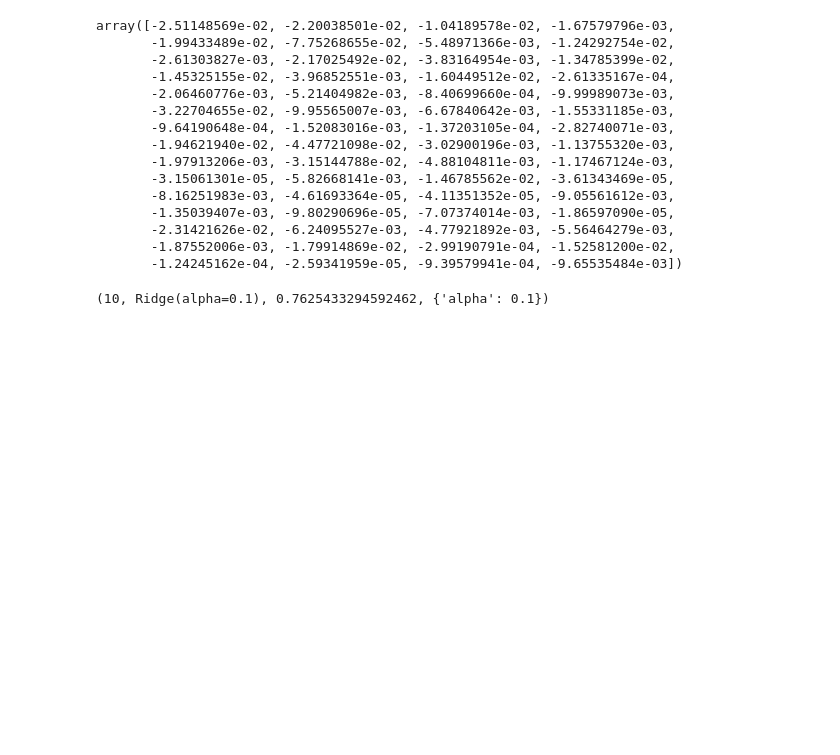
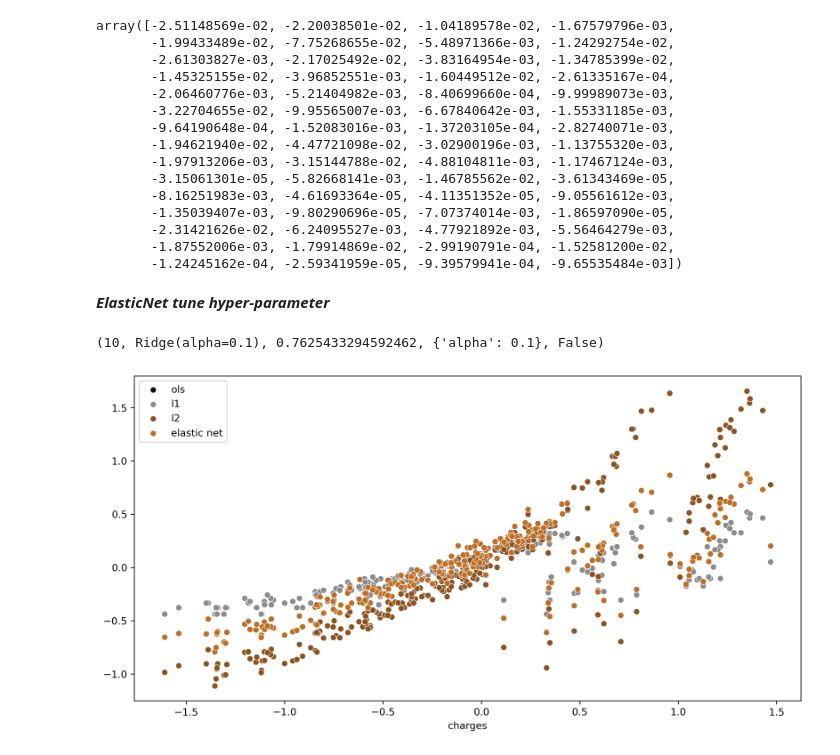
Before and after one commit to ashen007/MedicalCostPrediction-insurance_fraudDetection, a Jupyter notebook: models/health cost prediction/linear models.ipynb, the cells around one changed output. Saved outputs shown, nothing was run; the diff lists cells and outputs as text; code cells hidden in the pictures; blank space fills up the shorter version.

Commit message:
compare models

```diff
--- a/models/health cost prediction/linear models.ipynb
+++ b/models/health cost prediction/linear models.ipynb
@@ -378,6 +378,8 @@ array([-2.51148569e-02, -2.20038501e-02, -1.04189578e-02, -1.67579796e-03,
        -2.31421626e-02, -6.24095527e-03, -4.77921892e-03, -5.56464279e-03,
        -1.87552006e-03, -1.79914869e-02, -2.99190791e-04, -1.52581200e-02,
        -1.24245162e-04, -2.59341959e-05, -9.39579941e-04, -9.65535484e-03])
+# %% [markdown]
+*****ElasticNet tune hyper-parameter*****
 # %%
 grid_en = dict()
 grid_en['alpha'] = [1e-5, 1e-4, 1e-3, 1e-2, 1e-1, 0.0, 1.0, 10.0, 100.0]
@@ -389,6 +391,25 @@ en_tuning_model = ElasticNet()
 grid_search_en = GridSearchCV(en_tuning_model, grid_en, scoring='r2', cv=cv)
 result_en = grid_search.fit(df, Y)
 # %%
-result_en.best_index_, result_en.best_estimator_, result_en.best_score_, result_en.best_params_
+result_en.best_index_, result_en.best_estimator_, result_en.best_score_, result_en.best_params_, result_en.multimetric_
 # %% [output]
-(10, Ridge(alpha=0.1), 0.7625433294592462, {'alpha': 0.1})
+(10, Ridge(alpha=0.1), 0.7625433294592462, {'alpha': 0.1}, False)
+# %%
+lasso_model = Lasso(alpha=0.1).fit(x_train, y_train)
+ridge_model = Ridge(alpha=0.1).fit(x_train, y_train)
+elasticnet_model = ElasticNet(alpha=0.1, l1_ratio=0).fit(x_train, y_train)
+
+l1_prediction = lasso_model.predict(x_test)
+l2_prediction = ridge_model.predict(x_test)
+en_prediction = elasticnet_model.predict(x_test)
+# %%
+plt.figure(figsize=[12, 6], dpi=300)
+sns.scatterplot(x=y_test, y=ols_predictions, color='#0D0D0D',label='ols')
+sns.scatterplot(x=y_test, y=l1_prediction, color='#8C8C8C',label='l1')
+sns.scatterplot(x=y_test, y=l2_prediction, color='#8C521F',label='l2')
+sns.scatterplot(x=y_test, y=en_prediction, color='#BF6E26',label='elastic net')
+plt.legend()
+plt.savefig('../../demo/Model Creation/compare real vs regularization.png')
+plt.show()
+# %% [output]
+[figure, added]
```
Also changed, not shown: 1 other file.
